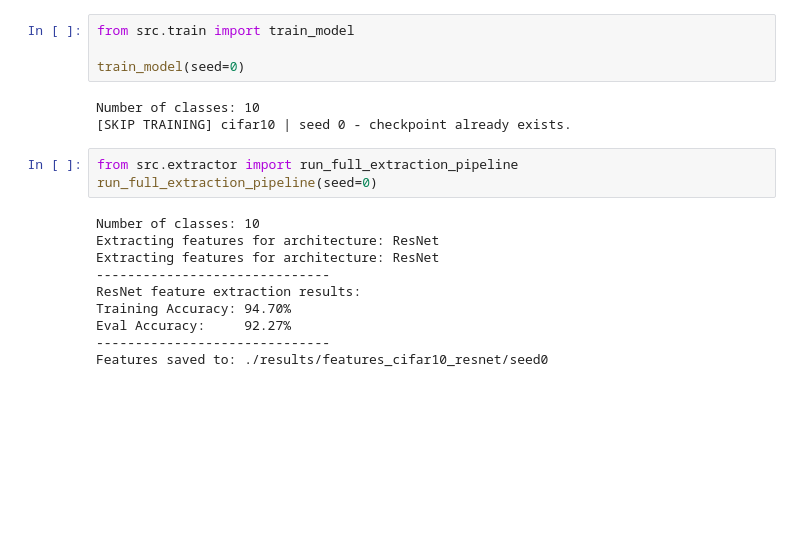
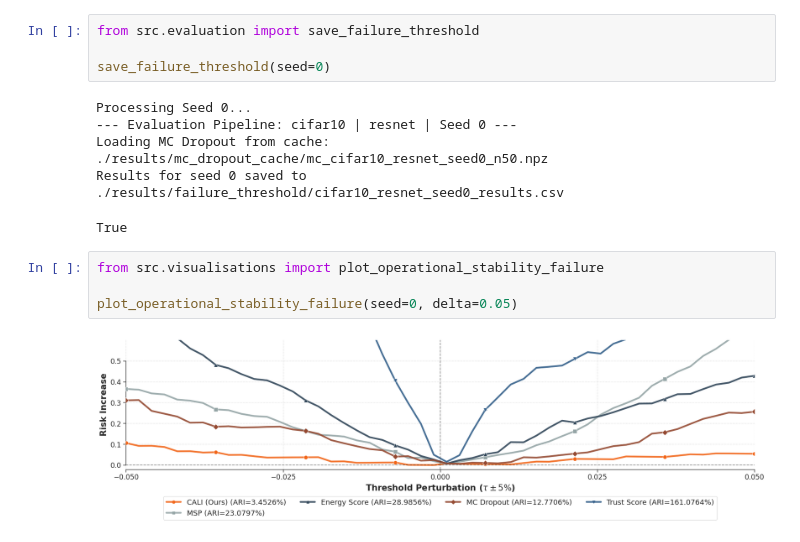
Before and after one commit to nathanouillle/CALI, a Jupyter notebook: CALI.ipynb, the cells around one changed output. Drawn from its saved outputs; the diff is of its cells as text; blank space fills up the shorter version.

Commit message:
feat: all visualisations

```diff
--- a/CALI.ipynb
+++ b/CALI.ipynb
@@ -1,20 +53,16 @@
 # %%
-from src.train import train_model
+from src.evaluation import save_failure_threshold
 
-train_model(seed=0)
+save_failure_threshold(seed=0)
 # %% [output]
-Number of classes: 10
-[SKIP TRAINING] cifar10 | seed 0 - checkpoint already exists.
+Processing Seed 0...
+--- Evaluation Pipeline: cifar10 | resnet | Seed 0 ---
+Loading MC Dropout from cache: ./results/mc_dropout_cache/mc_cifar10_resnet_seed0_n50.npz
+Results for seed 0 saved to ./results/failure_threshold/cifar10_resnet_seed0_results.csv
+True
 # %%
-from src.extractor import run_full_extraction_pipeline
-run_full_extraction_pipeline(seed=0)
+from src.visualisations import plot_operational_stability_failure
+
+plot_operational_stability_failure(seed=0, delta=0.05)
 # %% [output]
-Number of classes: 10
-Extracting features for architecture: ResNet
-Extracting features for architecture: ResNet
-------------------------------
-ResNet feature extraction results:
-Training Accuracy: 94.70%
-Eval Accuracy:     92.27%
-------------------------------
-Features saved to: ./results/features_cifar10_resnet/seed0
+[figure, added]
```
Also changed, not shown: parts of 3 cells of this notebook, 6 other files.
